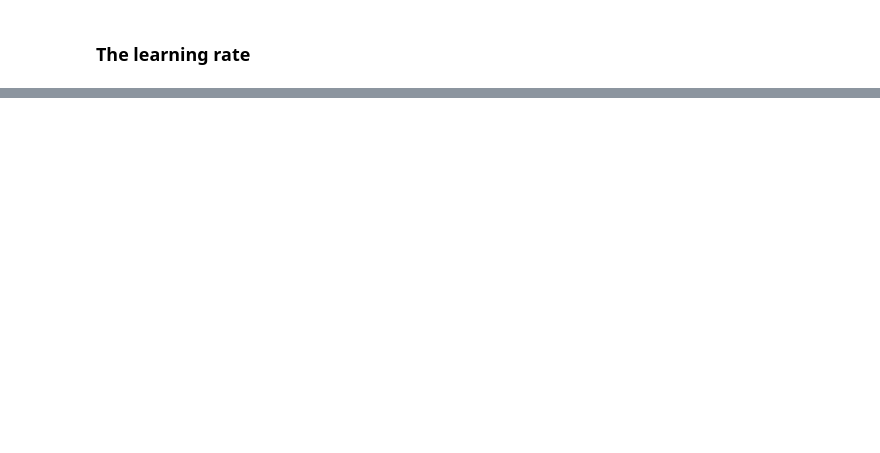
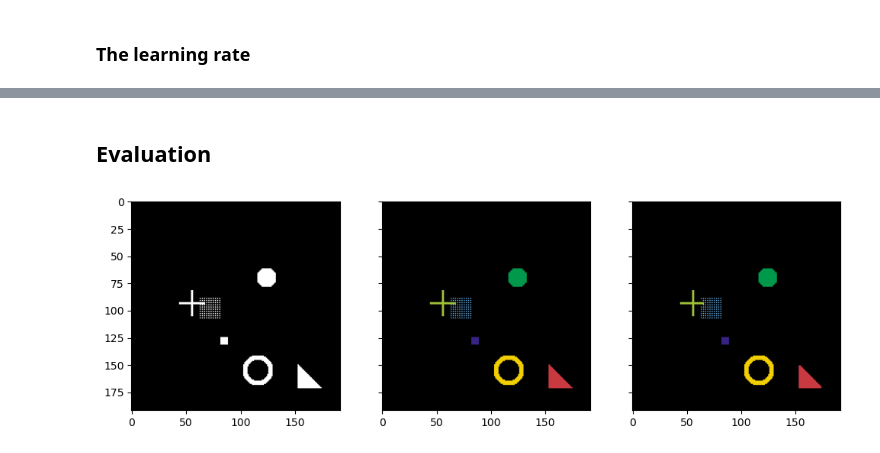
Before and after one commit to WeizmannMLcourse/MLCourse_2025, a Jupyter notebook: Tutorial9_UNet/unet_segmentation.ipynb, the cells around one changed output, grey strips where cells are left out. Drawn from its saved outputs; the diff is of its cells as text; code cells hidden in the pictures; blank space fills up the shorter version.

```diff
--- a/Tutorial9_UNet/unet_segmentation.ipynb
+++ b/Tutorial9_UNet/unet_segmentation.ipynb
@@ -356,0 +361,27 @@ plt.show()
+# %% [markdown]
+## Evaluation
+# %%
+best_model_wts = torch.load('saved_model.pt', map_location='cpu')
+model = UNet(6)
+model.load_state_dict(best_model_wts)
+model = model.to('cpu')
+model.eval()   # Set model to evaluate mode
+
+idx = np.random.randint(0, len(val_ds))
+img, mask = val_ds[idx]
+img = img.unsqueeze(0)
+mask = mask.unsqueeze(0)
+
+pred = model(img) #.to(device))
+
+# Change channel-order and make 3 channels for matplot
+img_rgb = reverse_transform(img[0])
+
+# Map each channel (i.e. class) to each color
+mask_rgb = masks_to_rgb(mask)
+pred_rgb = masks_to_rgb(pred)
+
+plot_side_by_side([img_rgb, mask_rgb, pred_rgb])
+plt.show()
+# %% [output]
+[figure, added]
```
Also changed, not shown: parts of 26 cells of this notebook, 3 other files.
